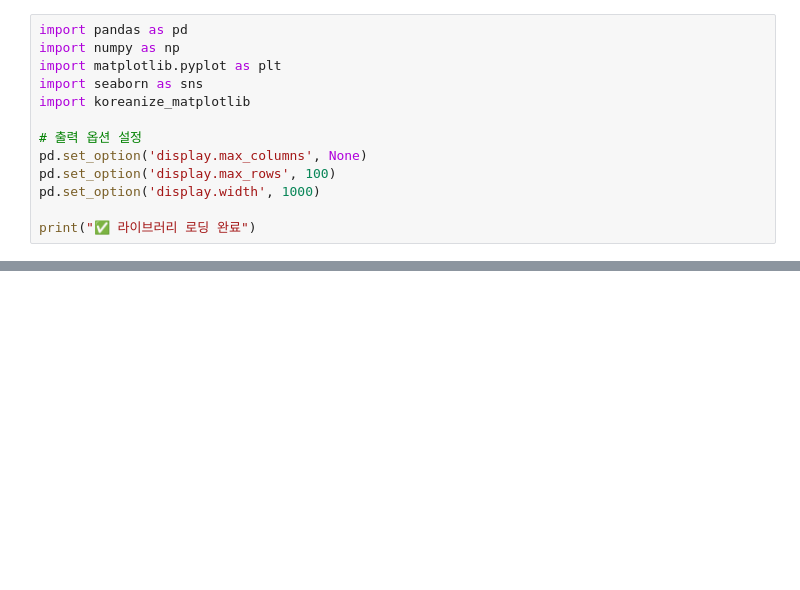
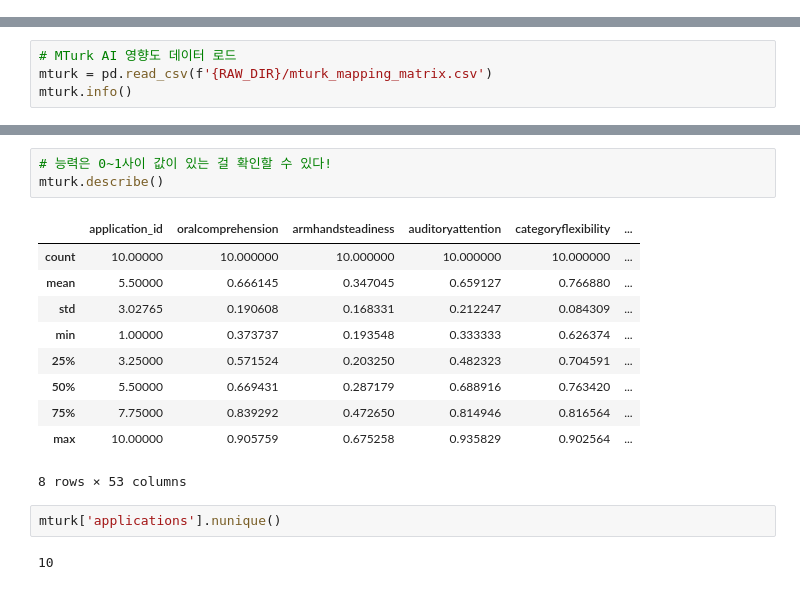
Before and after one commit to oel05/aioe-analysis, a Jupyter notebook: notebooks/01_AIOE_Data_Preprocessing.ipynb, the cells around one changed output, grey strips where cells are left out. Cells and saved outputs as stored; diff of their text form; blank space fills up the shorter version.

```diff
--- a/notebooks/01_AIOE_Data_Preprocessing.ipynb
+++ b/notebooks/01_AIOE_Data_Preprocessing.ipynb
@@ -165,13 +0,0 @@ $$
-# %%
-import pandas as pd
-import numpy as np
-import matplotlib.pyplot as plt
-import seaborn as sns
-import koreanize_matplotlib
-
-# 출력 옵션 설정
-pd.set_option('display.max_columns', None)
-pd.set_option('display.max_rows', 100)
-pd.set_option('display.width', 1000)
-
-print("✅ 라이브러리 로딩 완료")
@@ -1246,0 +39,4 @@ print(job_aioe_analysis.columns.tolist())
+# %%
+# MTurk AI 영향도 데이터 로드
+mturk = pd.read_csv(f'{RAW_DIR}/mturk_mapping_matrix.csv')
+mturk.info()
@@ -1246,0 +72,18 @@ print(job_aioe_analysis.columns.tolist())
+# %%
+# 능력은 0~1사이 값이 있는 걸 확인할 수 있다!
+mturk.describe()
+# %% [output]
+|  | application_id | oralcomprehension | armhandsteadiness | auditoryattention | categoryflexibility | ... |
+| count | 10.00000 | 10.000000 | 10.000000 | 10.000000 | 10.000000 | ... |
+| mean | 5.50000 | 0.666145 | 0.347045 | 0.659127 | 0.766880 | ... |
+| std | 3.02765 | 0.190608 | 0.168331 | 0.212247 | 0.084309 | ... |
+| min | 1.00000 | 0.373737 | 0.193548 | 0.333333 | 0.626374 | ... |
+| 25% | 3.25000 | 0.571524 | 0.203250 | 0.482323 | 0.704591 | ... |
+| 50% | 5.50000 | 0.669431 | 0.287179 | 0.688916 | 0.763420 | ... |
+| 75% | 7.75000 | 0.839292 | 0.472650 | 0.814946 | 0.816564 | ... |
+| max | 10.00000 | 0.905759 | 0.675258 | 0.935829 | 0.902564 | ... |
+8 rows × 53 columns
+# %%
+mturk['applications'].nunique()
+# %% [output]
+10
```
Also changed, not shown: parts of 92 cells of this notebook, 29 other files.
